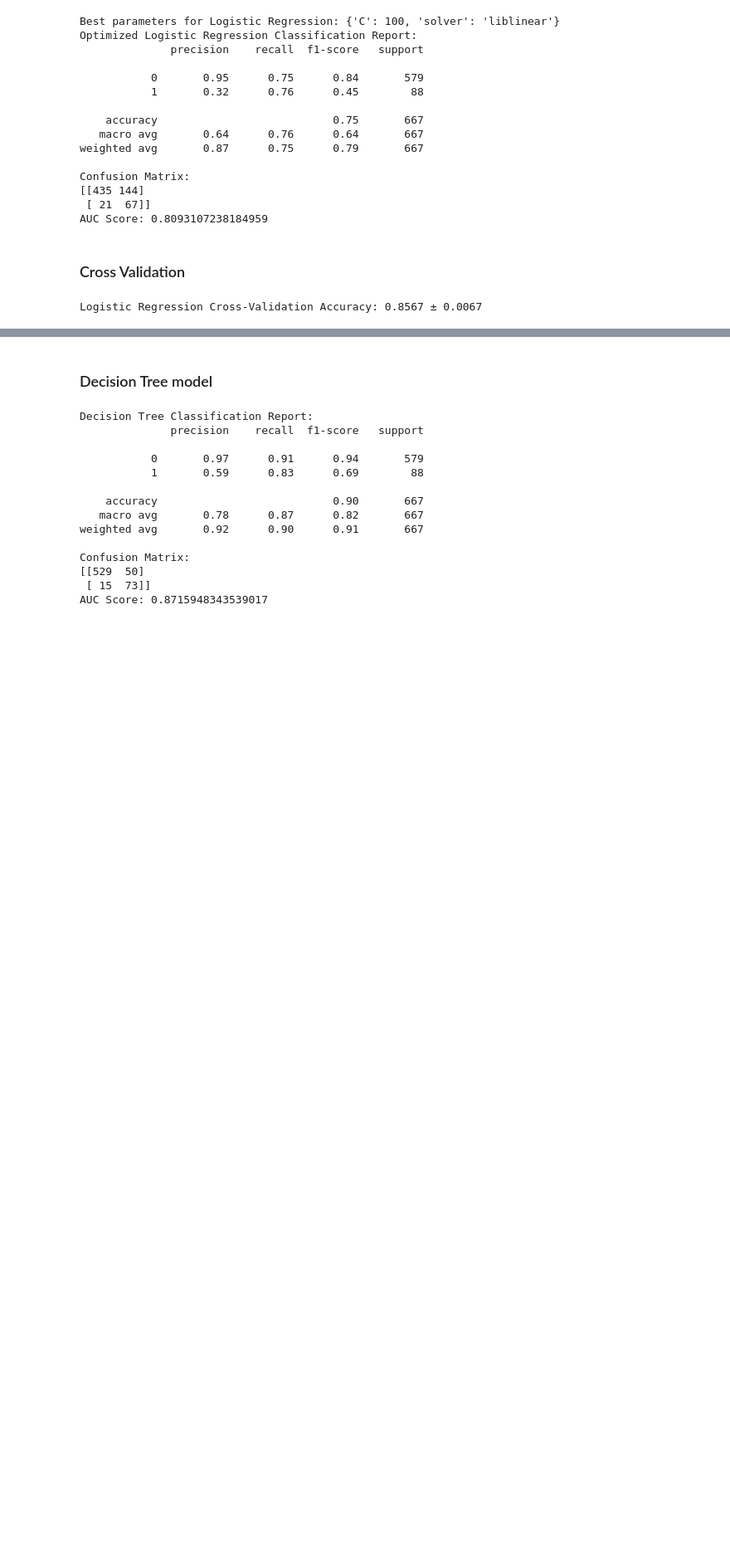
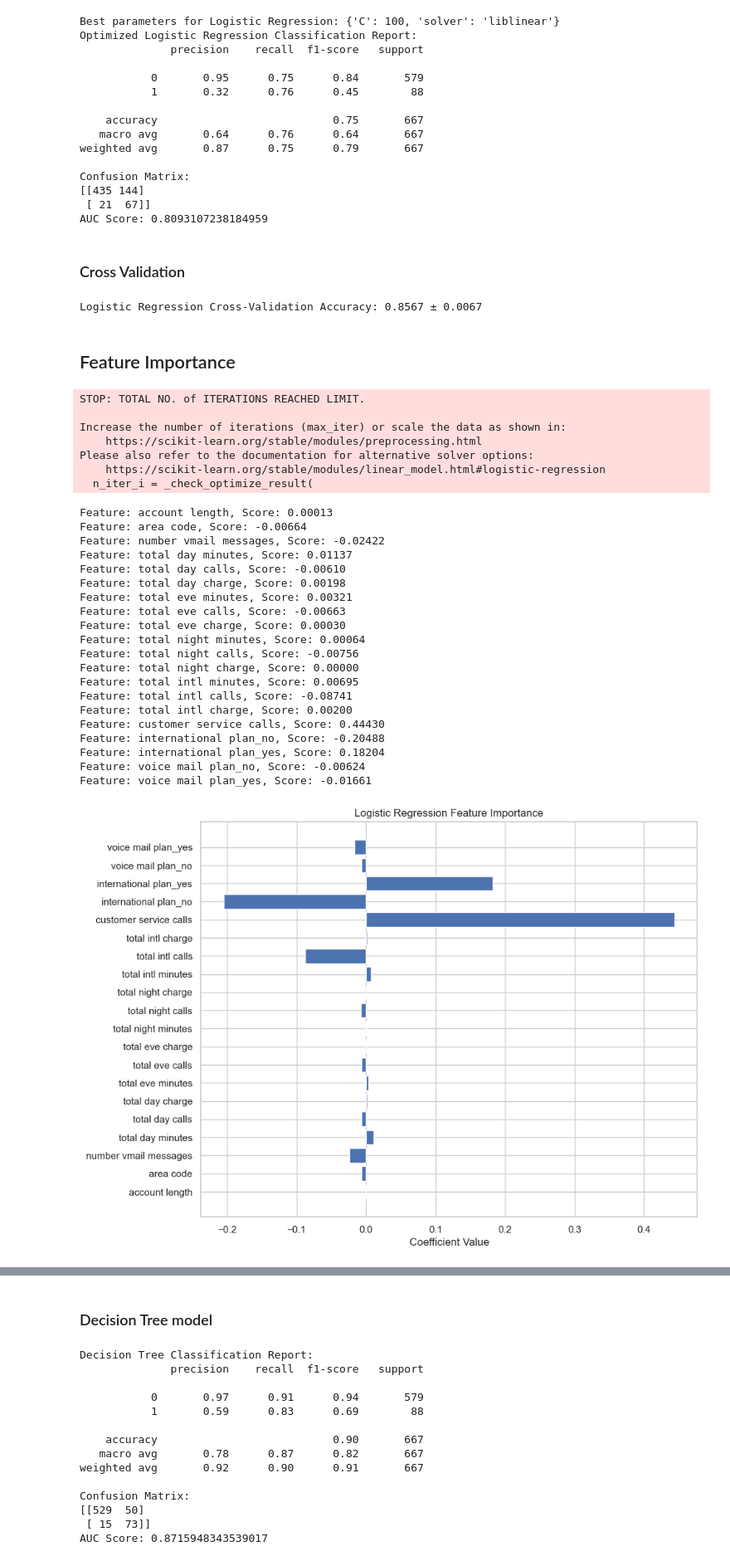
Before and after one commit to victormuuo07/PHASE-3-FINAL-PROJECT, a Jupyter notebook: index.ipynb, the cells around one changed output, grey strips where cells are left out. Shown at 83% size. Drawn from its saved outputs; the diff is of its cells as text; code cells hidden in the pictures; blank space fills up the shorter version.

```diff
--- a/index.ipynb
+++ b/index.ipynb
@@ -745,6 +742,8 @@ total intl calls outliers are values < -6.0 or > 15.0
 customer service calls outliers are values < -2.0 or > 5.0
 # %% [markdown]
 ### Declare Feature Vector and target Variable
+# %%
+df.drop('churn_str',axis=1, inplace=True)
 # %%
 X = df.drop('churn', axis=1)
 y = df['churn']
@@ -765,0 +750,5 @@ Name: churn, Length: 3333, dtype: object
+# %%
+print(y.unique())
+y = y.map({True: 1, False: 0})
+y = y.replace({'SomeString': 0})  # Replace with appropriate values
+y = y.astype(int)
@@ -1343,3 +1383,52 @@ logreg_cv_scores = cross_val_score(logreg, X_train, y_train, cv=5, scoring='accu
 print(f"Logistic Regression Cross-Validation Accuracy: {logreg_cv_scores.mean():.4f} ± {logreg_cv_scores.std():.4f}")
 # %% [output]
 Logistic Regression Cross-Validation Accuracy: 0.8567 ± 0.0067
+# %% [markdown]
+## Feature Importance
+# %%
+#initianting the model
+model = LogisticRegression()
+model.fit(X_train, y_train)
+
+# Get feature importance based on coefficients
+importance = model.coef_[0]
+
+# Summarize the feature importance
+for i, v in enumerate(importance):
+    print(f'Feature: {X_train.columns[i]}, Score: {v:.5f}')
+
+# Plot feature importance
+plt.figure(figsize=(10, 8))
+plt.barh(X_train.columns, importance)
+plt.xlabel('Coefficient Value')
+plt.title('Logistic Regression Feature Importance')
+plt.show()
+# %% [output]
+STOP: TOTAL NO. of ITERATIONS REACHED LIMIT.
+
+Increase the number of iterations (max_iter) or scale the data as shown in:
+    https://scikit-learn.org/stable/modules/preprocessing.html
+Please also refer to the documentation for alternative solver options:
+    https://scikit-learn.org/stable/modules/linear_model.html#logistic-regression
+  n_iter_i = _check_optimize_result(
+Feature: account length, Score: 0.00013
+Feature: area code, Score: -0.00664
+Feature: number vmail messages, Score: -0.02422
+Feature: total day minutes, Score: 0.01137
+Feature: total day calls, Score: -0.00610
+Feature: total day charge, Score: 0.00198
+Feature: total eve minutes, Score: 0.00321
+Feature: total eve calls, Score: -0.00663
+Feature: total eve charge, Score: 0.00030
+Feature: total night minutes, Score: 0.00064
+Feature: total night calls, Score: -0.00756
+Feature: total night charge, Score: 0.00000
+Feature: total intl minutes, Score: 0.00695
+Feature: total intl calls, Score: -0.08741
+Feature: total intl charge, Score: 0.00200
+Feature: customer service calls, Score: 0.44430
+Feature: international plan_no, Score: -0.20488
+Feature: international plan_yes, Score: 0.18204
+Feature: voice mail plan_no, Score: -0.00624
+Feature: voice mail plan_yes, Score: -0.01661
+[figure, added]
```
Also changed, not shown: parts of 22 cells of this notebook, 2 other files.
